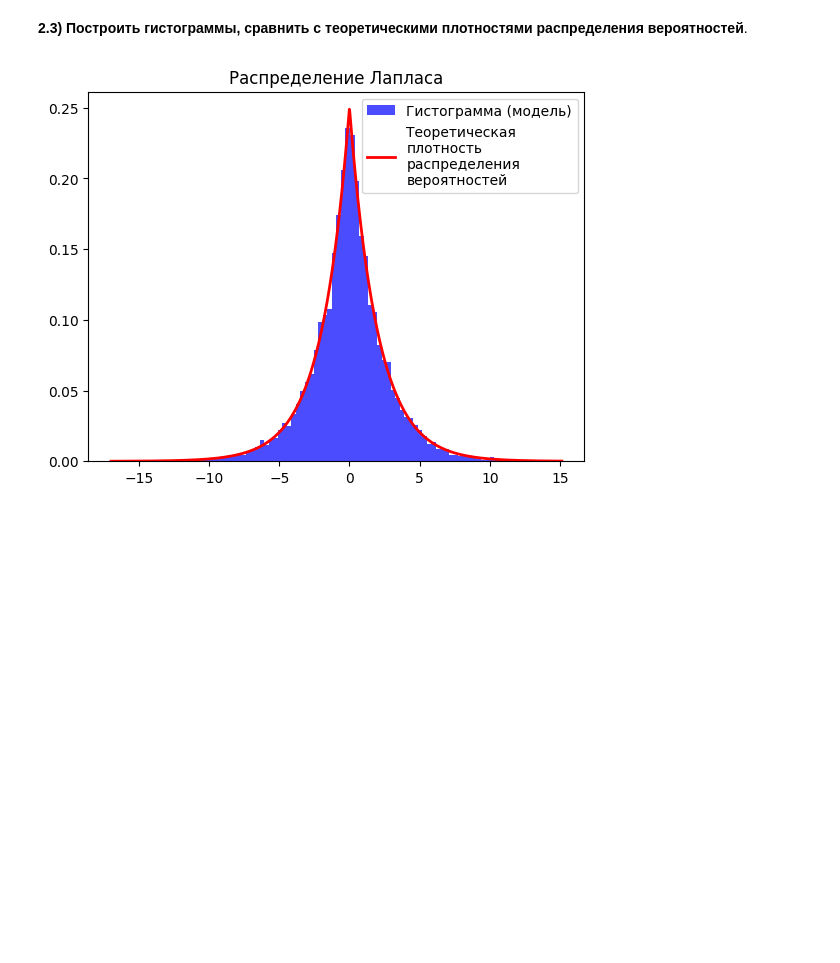
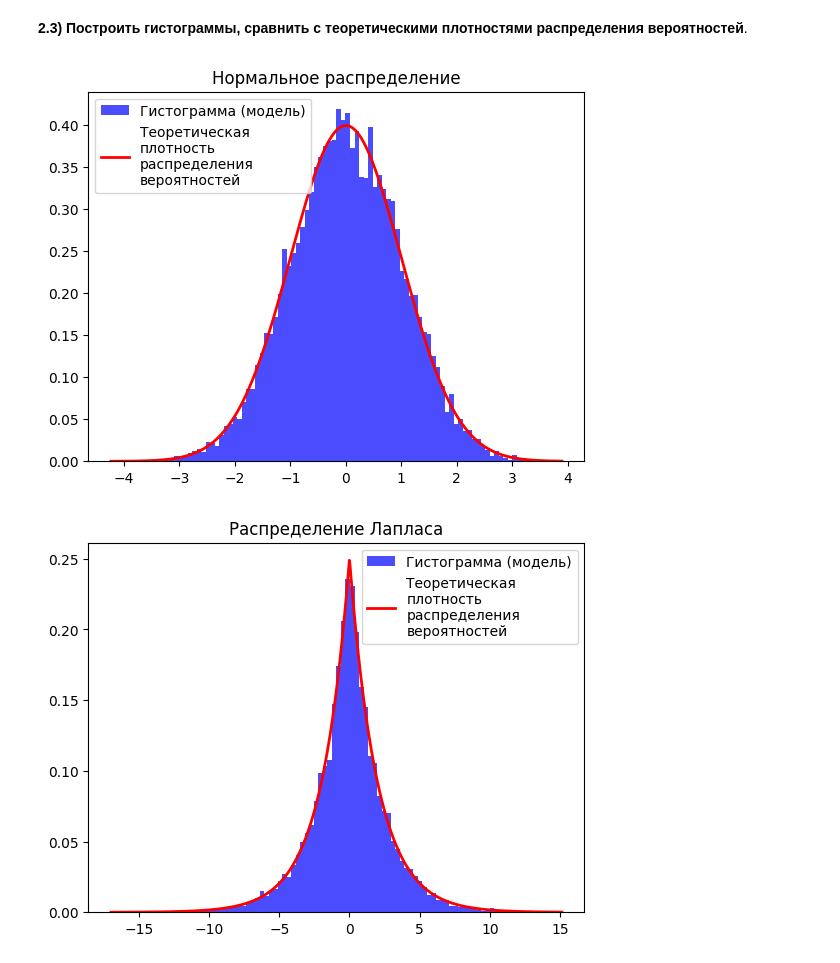
Before and after one commit to mprokhorov/bsu, a Jupyter notebook: simulational-and-statistical-modeling/lab2.ipynb, the cells around one changed output. Drawn from its saved outputs; the diff is of its cells as text; code cells hidden in the pictures; blank space fills up the shorter version.

```diff
--- a/simulational-and-statistical-modeling/lab2.ipynb
+++ b/simulational-and-statistical-modeling/lab2.ipynb
@@ -337,6 +374,21 @@ print('Истинное значение дисперсии: ' + str(a ** 2 * ga
 # %% [markdown]
 **2.3) Построить гистограммы, сравнить с теоретическими плотностями распределения
 вероятностей**.
+# %%
+samples = normal
+
+plt.hist(samples, bins=100, density=True, alpha=0.7, color='blue', label='Гистограмма (модель)')
+
+x = np.linspace(min(samples), max(samples), 1000)
+pdf = scipy.stats.norm.pdf(x)
+plt.plot(x, pdf, 'r-', lw=2, label='Теоретическая\nплотность\nраспределения\nвероятностей')
+
+plt.legend()
+plt.title('Нормальное распределение')
+
+plt.show()
+# %% [output]
+[figure, added]
 # %%
 samples = laplace
 
```
Also changed, not shown: parts of 15 cells of this notebook.
